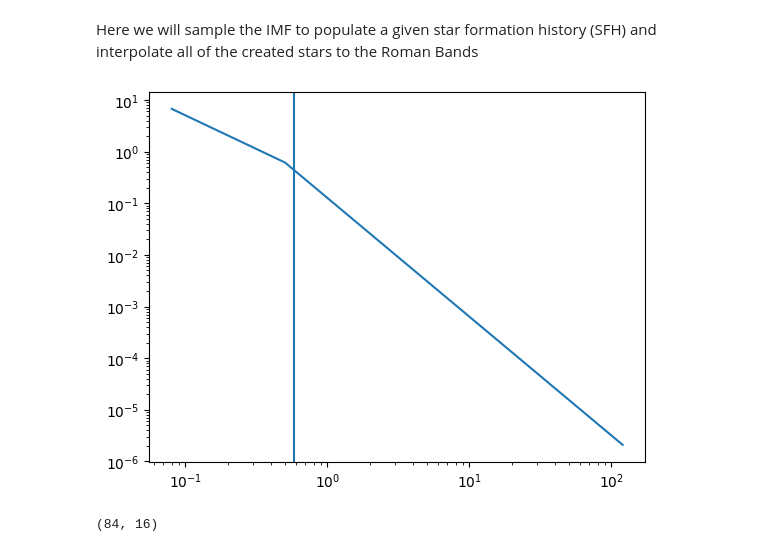
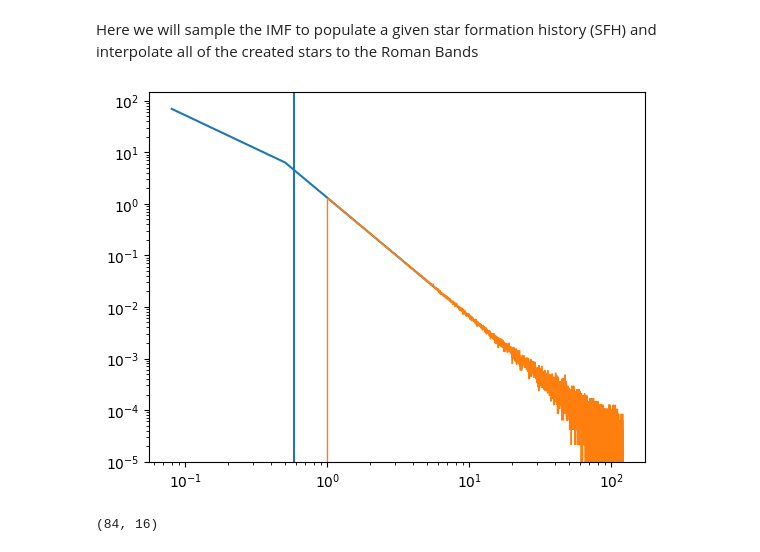
Before and after one commit to ltlancas/walter, a Jupyter notebook: calculation_code/pop_gen_sfh.ipynb, the cells around one changed output. Cells and saved outputs as stored; diff of their text form; code cells hidden in the pictures.

```diff
--- a/calculation_code/pop_gen_sfh.ipynb
+++ b/calculation_code/pop_gen_sfh.ipynb
@@ -88,15 +122,27 @@ def gen_mass_samp(Mtot, cdf_inv, mavg):
 # %%
 powers = [-1.3,-2.3]
 massLimits = [0.08,0.5,120]
 
 mlin = np.logspace(np.log10(massLimits[0]),np.log10(massLimits[-1]),10000)
 
-plt.plot(mlin[1:], xi_IMF(mlin,powers,massLimits)[1:])
+minm = 0.8
+
+#mavg_tot = avg_m_bp(powers, massLimits)
+#mavg_hi = avg_m_bp([-2.3], [minm,120])
+#CDF = cdf_imf_bp(mlin, powers, massLimits)[1:-1]
+#CDF = np.concatenate((np.array([0]),CDF,np.array([1.0])))
+#plin = np.linspace(0, 1, 100000)
+#CDF_INV = np.interp(plin, CDF, mlin)
+(nfrac,msamp) = gen_mass_samp_bp(1e6, powers, massLimits, min_mass_samp = 1.0)
+
+plt.plot(mlin[1:], xi_IMF_bp(mlin,powers,massLimits)[1:]/(1-nfrac))
+plt.hist(msamp,bins="auto",histtype="step",density=True)
 plt.axvline(x=avg_m_bp(powers, massLimits))
+#plt.xlim(0.01,1)
 plt.yscale("log")
 plt.xscale("log")
 # %% [output]
-[figure, old version]
+[figure, new version]
 # %%
 # First specify the properties of the populations you'd like to calculate f_detect for
 # by giving lists of metallicities and ages. These should be linearly spaced (in the log
```
Also changed, not shown: parts of 4 cells of this notebook.
